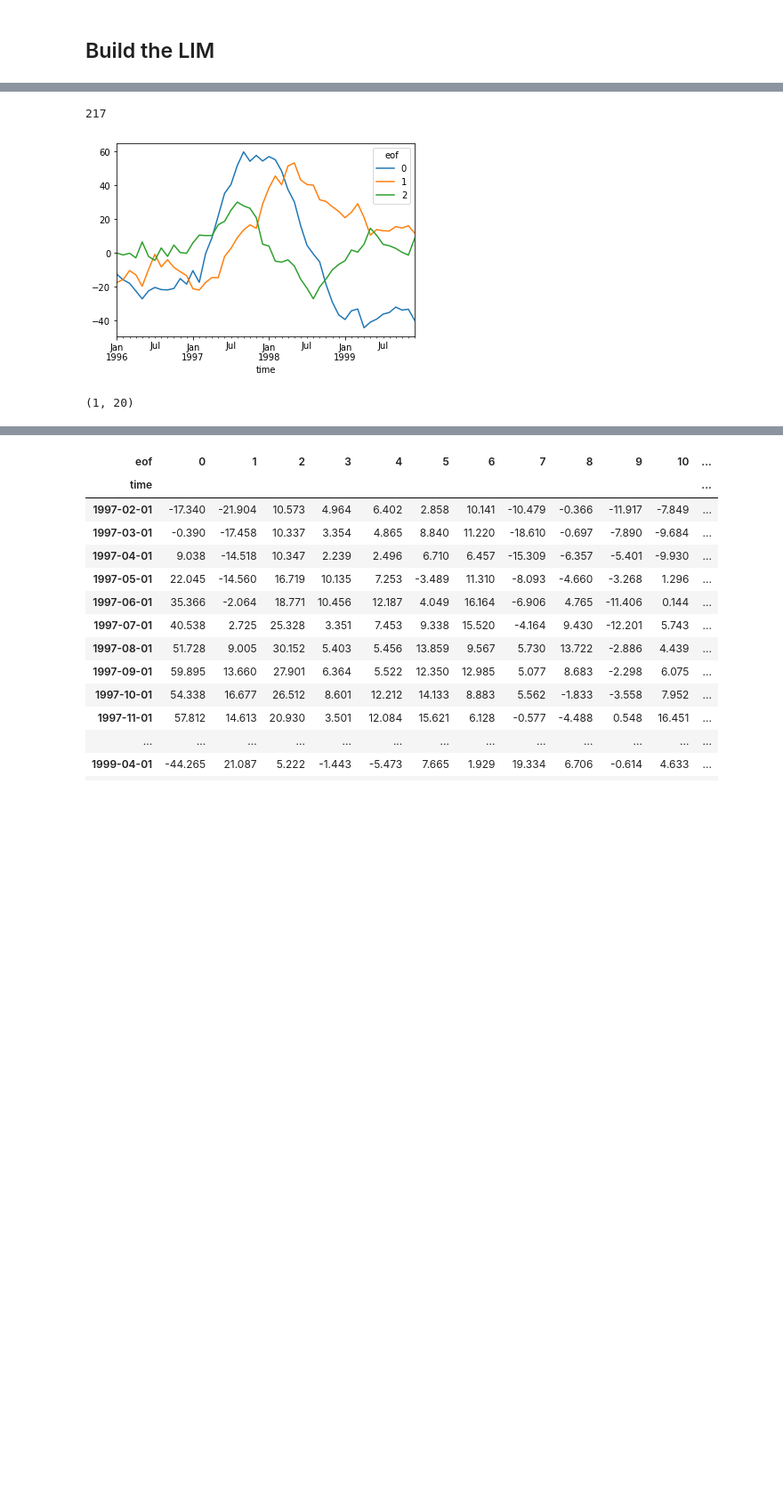
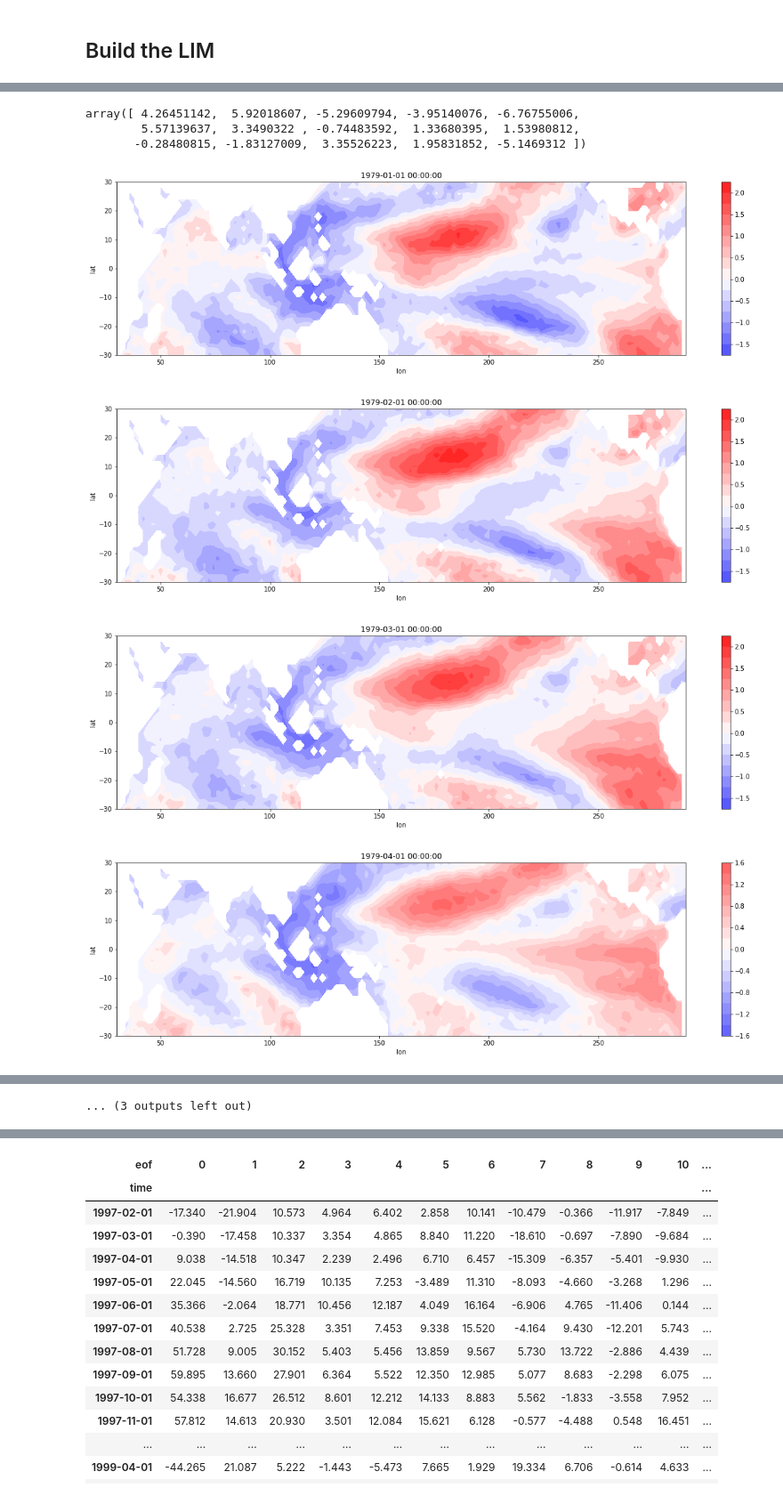
Before and after one commit to lucien-sim/sst_model, a Jupyter notebook: notebooks/lim_construction.ipynb, the cells around one changed output, grey strips where cells are left out. Shown at 89% size. Saved outputs shown, nothing was run; the diff lists cells and outputs as text; code cells hidden in the pictures; blank space fills up the shorter version.

Commit message:
rking on pcalim

```diff
--- a/notebooks/lim_construction.ipynb
+++ b/notebooks/lim_construction.ipynb
@@ -561,11 +616,40 @@ NameError: name 'np' is not defined
-# %%
-df_decomp.iloc[:, :3].loc['1996': '1999'].plot()
-
-df_decomp.index.get_loc(pd.to_datetime('1997-02-01'))
-# %% [output]
-217
-[figure, removed]
-# %%
-X[0, :].reshape(1, -1).shape
-# %% [output]
-(1, 20)
+# %%
+pcalim = PCALIM(n_components=15)
+pcalim.fit(df_monthly.values, fit_periods=7)
+
+pcalim.calc_corr_with_maximally_amplifying_structures(x0=df_monthly.iloc[218].values.ravel(), lag=7)
+# %% [output]
+array([ 4.26451142,  5.92018607, -5.29609794, -3.95140076, -6.76755006,
+        5.57139637,  3.3490322 , -0.74483592,  1.33680395,  1.53980812,
+       -0.28480815, -1.83127009,  3.35526223,  1.95831852, -5.1469312 ])
+# %%
+sim = pd.DataFrame(
+    data=pcalim.simulate(df_monthly.iloc[218].values, sim_periods=12, with_noise=True, steps_per_period=240),
+    columns=df_monthly.columns,
+    index=df_monthly.index[:13]
+)
+
+detr_copy = df_tfm.inverse_transform(sim)
+
+for i, t in enumerate(sim.index[:12]):
+    plt.figure(figsize=[20, 5])
+    c = plt.contourf(
+        detr_copy.coords['longitude'],
+        detr_copy.coords['latitude'],
+        detr_copy[i, :, :],
+        cmap='bwr', vmin=-2.5, vmax=2.5, levels=15
+    )
+    plt.colorbar(c)
+    plt.xlabel('lon')
+    plt.ylabel('lat')
+    plt.title(t)
+    plt.show()
+
+sim.mean(axis=1).plot()
+
+sim.head()
+# %% [output]
+[figure, added]
+[figure, added]
+[figure, added]
+[figure, added]
@@ -571,0 +664 @@ X[0, :].reshape(1, -1).shape
+... (3 outputs left out)
```
Also changed, not shown: parts of 13 cells of this notebook.
